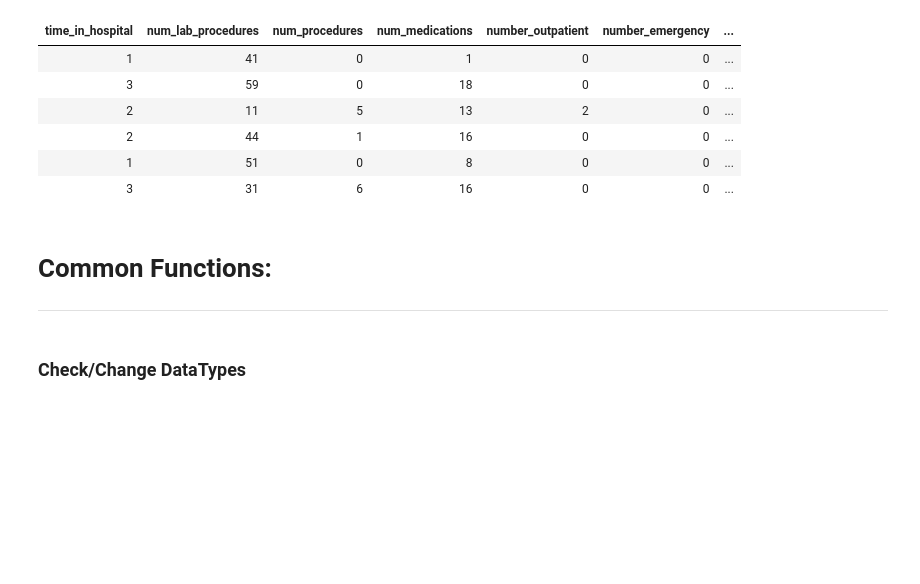
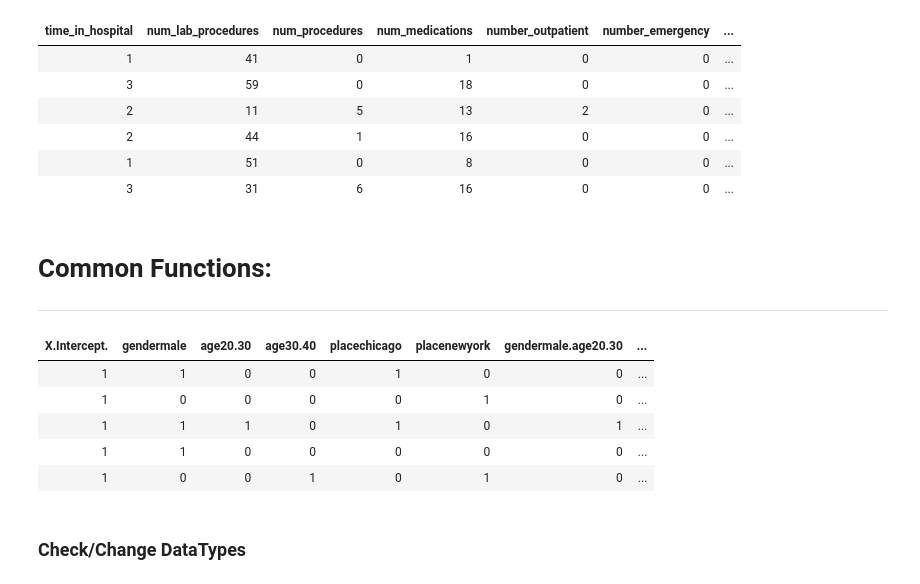
Before and after one commit to Sardhendu/Data-Science-Projects, a Jupyter notebook: Diabetic-Readmission/DiabeticReadmission-R.ipynb, the cells around one changed output. Drawn from its saved outputs; the diff is of its cells as text; code cells hidden in the pictures; blank space fills up the shorter version.

```diff
--- a/Diabetic-Readmission/DiabeticReadmission-R.ipynb
+++ b/Diabetic-Readmission/DiabeticReadmission-R.ipynb
@@ -95,3 +158,27 @@ changeDataType <- function(dataIN, featureNames, type){
+# %%
+gender = c('male','female','male','male', 'female')
+age = c('10-20','10-20','20-30','10-20', '30-40')
+place = c('chicago', 'newyork', 'chicago', 'calif', 'newyork')
+weight = c(70,40,90,40,60)
+disease = c(1,1,0,1,0)
+
+dataIN <- data.frame(gender,age,place,weight,disease)
+factorModel = disease~gender+age+place+gender*age
+numericCols = c('weight')
+nominalCols = c('gender', 'age','place')
+labelCol = c('disease')
+
+a <- dummy_DF_Builder(dataIN, factorModel, nominalCols, numericCols, labelCol, intercept=TRUE)
+
+a
+# dataIN
+# %% [output]
+| X.Intercept. | gendermale | age20.30 | age30.40 | placechicago | placenewyork | gendermale.age20.30 | ... |
+| 1 | 1 | 0 | 0 | 1 | 0 | 0 | ... |
+| 1 | 0 | 0 | 0 | 0 | 1 | 0 | ... |
+| 1 | 1 | 1 | 0 | 1 | 0 | 1 | ... |
+| 1 | 1 | 0 | 0 | 0 | 0 | 0 | ... |
+| 1 | 0 | 0 | 1 | 0 | 1 | 0 | ... |
 # %% [markdown]
 ### Check/Change DataTypes
 # %%
```
Also changed, not shown: parts of 20 cells of this notebook, 11 other files.
